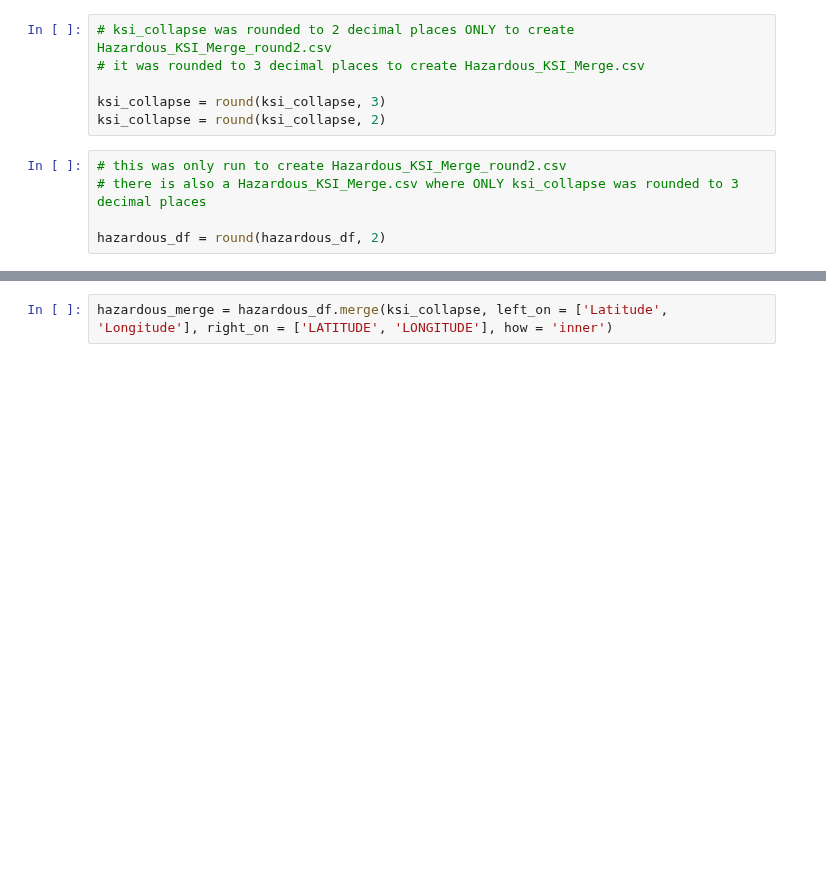
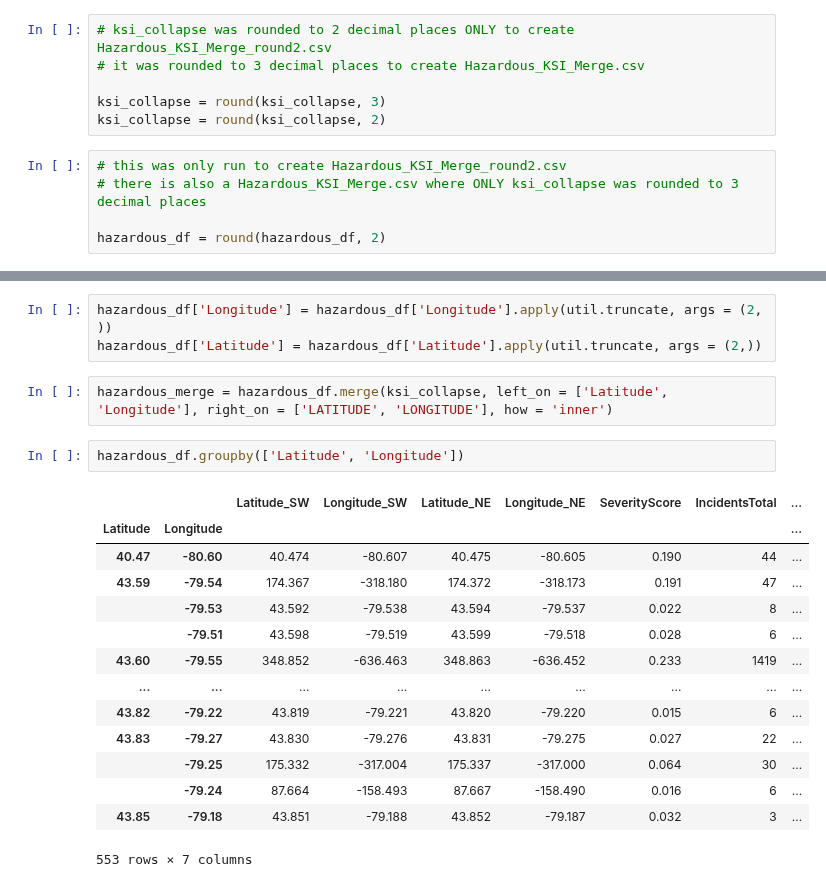
Before and after one commit to Vincent-Kwan/Safe-Roads-Competition, a Jupyter notebook: KSI_Hazardous.ipynb, the cells around one changed output, grey strips where cells are left out. Cells and saved outputs as stored; diff of their text form; blank space fills up the shorter version.

```diff
--- a/KSI_Hazardous.ipynb
+++ b/KSI_Hazardous.ipynb
@@ -33,2 +51,22 @@ hazardous_df = round(hazardous_df, 2)
+# %%
+hazardous_df['Longitude'] = hazardous_df['Longitude'].apply(util.truncate, args = (2, ))
+hazardous_df['Latitude'] = hazardous_df['Latitude'].apply(util.truncate, args = (2,))
 # %%
 hazardous_merge = hazardous_df.merge(ksi_collapse, left_on = ['Latitude', 'Longitude'], right_on = ['LATITUDE', 'LONGITUDE'], how = 'inner')
+# %%
+hazardous_df.groupby(['Latitude', 'Longitude'])
+# %% [output]
+|  |  | Latitude_SW | Longitude_SW | Latitude_NE | Longitude_NE | SeverityScore | IncidentsTotal | ... |
+| Latitude | Longitude |  |  |  |  |  |  | ... |
+| 40.47 | -80.60 | 40.474 | -80.607 | 40.475 | -80.605 | 0.190 | 44 | ... |
+| 43.59 | -79.54 | 174.367 | -318.180 | 174.372 | -318.173 | 0.191 | 47 | ... |
+|  | -79.53 | 43.592 | -79.538 | 43.594 | -79.537 | 0.022 | 8 | ... |
+|  | -79.51 | 43.598 | -79.519 | 43.599 | -79.518 | 0.028 | 6 | ... |
+| 43.60 | -79.55 | 348.852 | -636.463 | 348.863 | -636.452 | 0.233 | 1419 | ... |
+| ... | ... | ... | ... | ... | ... | ... | ... | ... |
+| 43.82 | -79.22 | 43.819 | -79.221 | 43.820 | -79.220 | 0.015 | 6 | ... |
+| 43.83 | -79.27 | 43.830 | -79.276 | 43.831 | -79.275 | 0.027 | 22 | ... |
+|  | -79.25 | 175.332 | -317.004 | 175.337 | -317.000 | 0.064 | 30 | ... |
+|  | -79.24 | 87.664 | -158.493 | 87.667 | -158.490 | 0.016 | 6 | ... |
+| 43.85 | -79.18 | 43.851 | -79.188 | 43.852 | -79.187 | 0.032 | 3 | ... |
+553 rows × 7 columns
```
Also changed, not shown: parts of 16 cells of this notebook, 5 other files.
